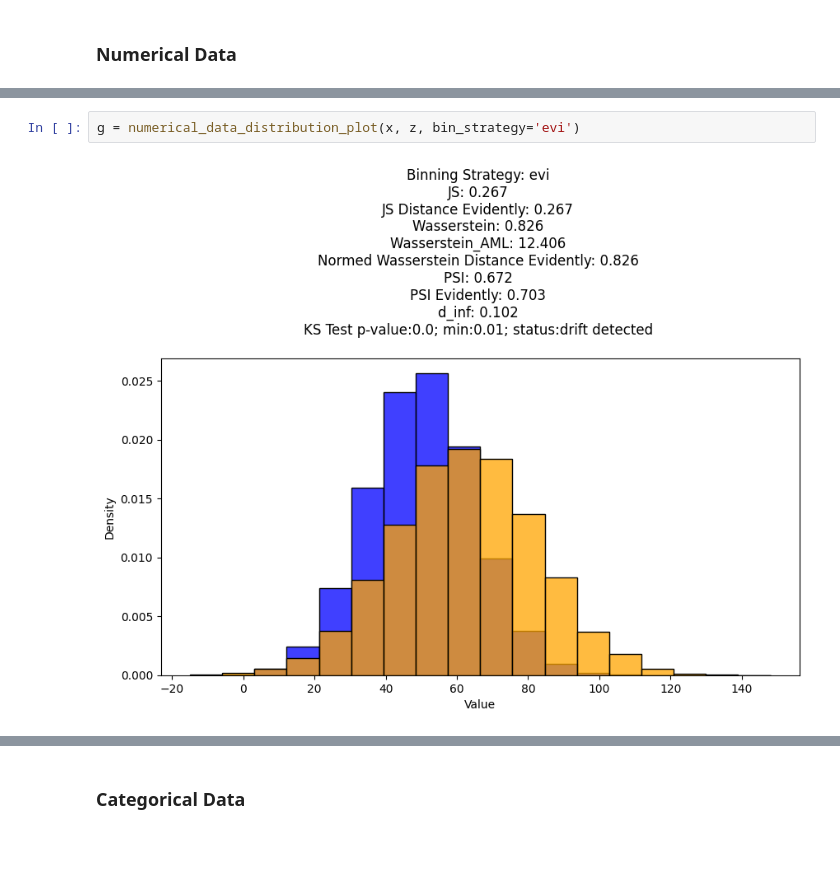
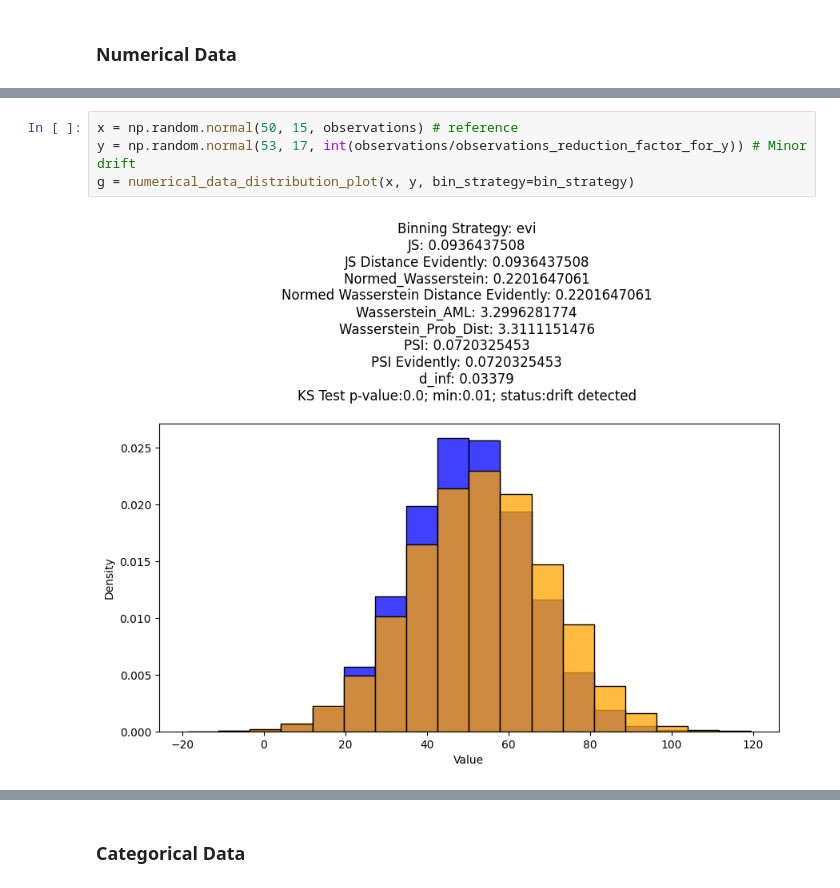
Before and after one commit to perezbecker/data_drift, a Jupyter notebook: data_drift_demo.ipynb, the cells around one changed output, grey strips where cells are left out. Cells and saved outputs as stored; diff of their text form; blank space fills up the shorter version.

```diff
--- a/data_drift_demo.ipynb
+++ b/data_drift_demo.ipynb
@@ -36,4 +32,6 @@ g = numerical_data_distribution_plot(x, y, bin_strategy='evi')
-# %%
-g = numerical_data_distribution_plot(x, z, bin_strategy='evi')
-# %% [output]
-[figure, removed]
+# %%
+x = np.random.normal(50, 15, observations) # reference
+y = np.random.normal(53, 17, int(observations/observations_reduction_factor_for_y)) # Minor drift
+g = numerical_data_distribution_plot(x, y, bin_strategy=bin_strategy)
+# %% [output]
+[figure, added]
```
Also changed, not shown: parts of 14 cells of this notebook, 3 other files.
